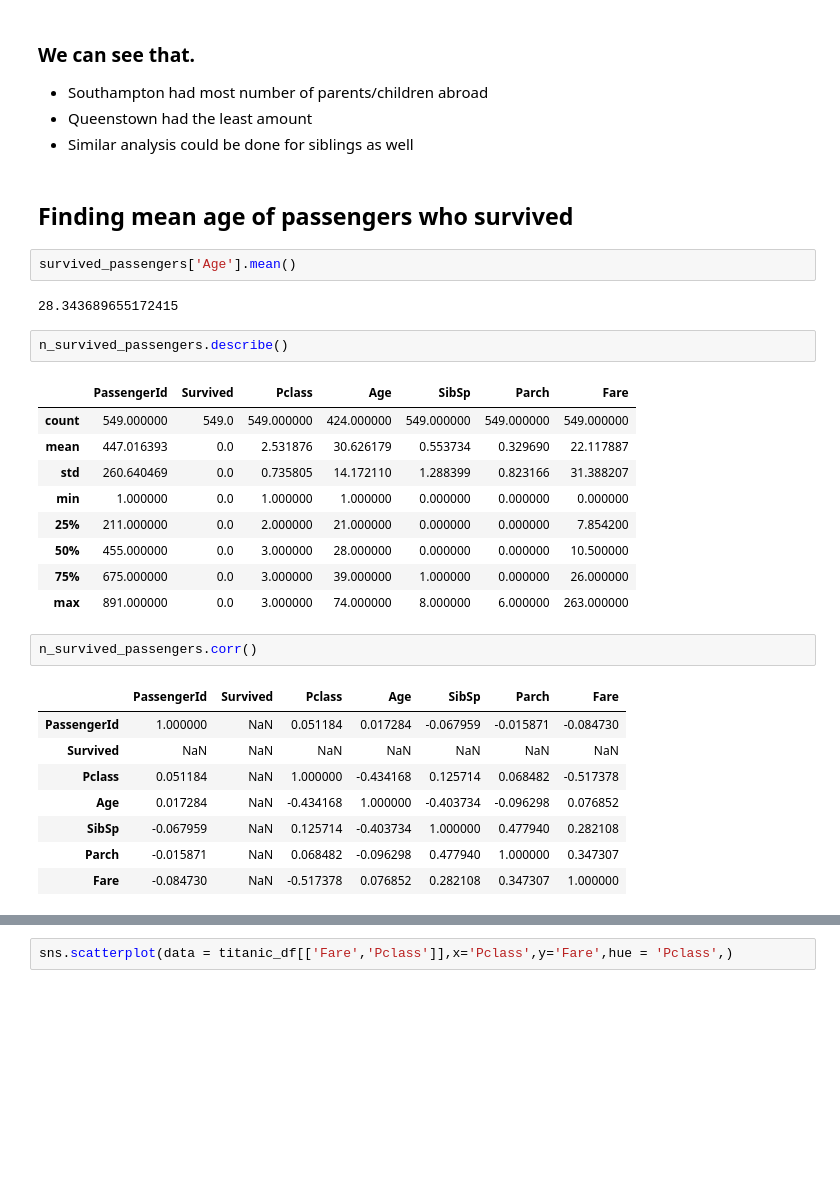
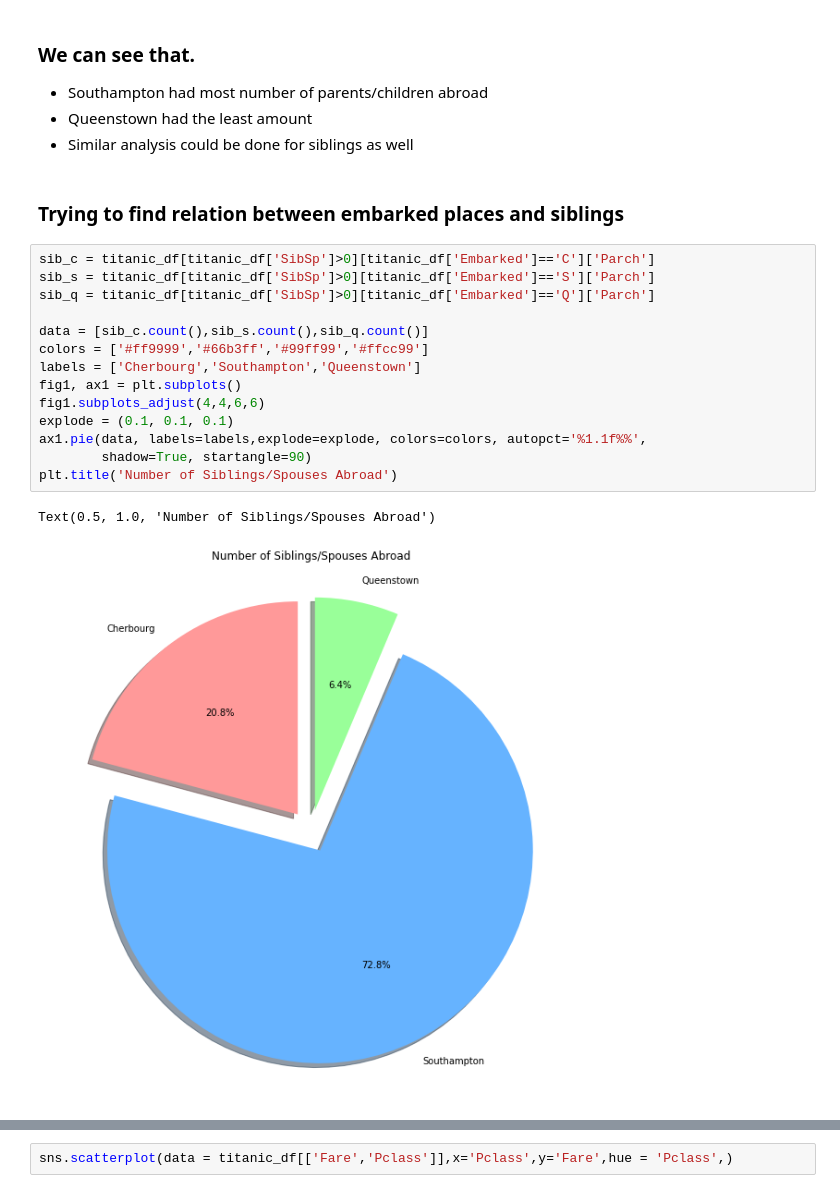
Before and after one commit to lazyCodes7/Data-Analysis-Coursework, a Jupyter notebook: investigating-a-dataset/P4_DataAnalysis.ipynb, the cells around one changed output, grey strips where cells are left out. Drawn from its saved outputs; the diff is of its cells as text; blank space fills up the shorter version.

Commit message:
Added more graphs

```diff
--- a/investigating-a-dataset/P4_DataAnalysis.ipynb
+++ b/investigating-a-dataset/P4_DataAnalysis.ipynb
@@ -256,32 +271,22 @@ Text(0.5, 1.0, 'Number of Parents/Children Abroad')
 - Southampton had most number of parents/children abroad
 - Queenstown had the least amount
 - Similar analysis could be done for siblings as well
-# %% [markdown]
-## Finding mean age of passengers who survived
-# %%
-survived_passengers['Age'].mean()
-# %% [output]
-28.343689655172415
-# %%
-n_survived_passengers.describe()
-# %% [output]
-|  | PassengerId | Survived | Pclass | Age | SibSp | Parch | Fare |
-| count | 549.000000 | 549.0 | 549.000000 | 424.000000 | 549.000000 | 549.000000 | 549.000000 |
-| mean | 447.016393 | 0.0 | 2.531876 | 30.626179 | 0.553734 | 0.329690 | 22.117887 |
-| std | 260.640469 | 0.0 | 0.735805 | 14.172110 | 1.288399 | 0.823166 | 31.388207 |
-| min | 1.000000 | 0.0 | 1.000000 | 1.000000 | 0.000000 | 0.000000 | 0.000000 |
-| 25% | 211.000000 | 0.0 | 2.000000 | 21.000000 | 0.000000 | 0.000000 | 7.854200 |
-| 50% | 455.000000 | 0.0 | 3.000000 | 28.000000 | 0.000000 | 0.000000 | 10.500000 |
-| 75% | 675.000000 | 0.0 | 3.000000 | 39.000000 | 1.000000 | 0.000000 | 26.000000 |
-| max | 891.000000 | 0.0 | 3.000000 | 74.000000 | 8.000000 | 6.000000 | 263.000000 |
-# %%
-n_survived_passengers.corr()
-# %% [output]
-|  | PassengerId | Survived | Pclass | Age | SibSp | Parch | Fare |
-| PassengerId | 1.000000 | NaN | 0.051184 | 0.017284 | -0.067959 | -0.015871 | -0.084730 |
-| Survived | NaN | NaN | NaN | NaN | NaN | NaN | NaN |
-| Pclass | 0.051184 | NaN | 1.000000 | -0.434168 | 0.125714 | 0.068482 | -0.517378 |
-| Age | 0.017284 | NaN | -0.434168 | 1.000000 | -0.403734 | -0.096298 | 0.076852 |
-| SibSp | -0.067959 | NaN | 0.125714 | -0.403734 | 1.000000 | 0.477940 | 0.282108 |
-| Parch | -0.015871 | NaN | 0.068482 | -0.096298 | 0.477940 | 1.000000 | 0.347307 |
-| Fare | -0.084730 | NaN | -0.517378 | 0.076852 | 0.282108 | 0.347307 | 1.000000 |
+# %% [markdown]
+### Trying to find relation between embarked places and siblings
+# %%
+sib_c = titanic_df[titanic_df['SibSp']>0][titanic_df['Embarked']=='C']['Parch']
+sib_s = titanic_df[titanic_df['SibSp']>0][titanic_df['Embarked']=='S']['Parch']
+sib_q = titanic_df[titanic_df['SibSp']>0][titanic_df['Embarked']=='Q']['Parch']
+
+data = [sib_c.count(),sib_s.count(),sib_q.count()]
+colors = ['#ff9999','#66b3ff','#99ff99','#ffcc99']
+labels = ['Cherbourg','Southampton','Queenstown']
+fig1, ax1 = plt.subplots()
+fig1.subplots_adjust(4,4,6,6)
+explode = (0.1, 0.1, 0.1)
+ax1.pie(data, labels=labels,explode=explode, colors=colors, autopct='%1.1f%%',
+        shadow=True, startangle=90)
+plt.title('Number of Siblings/Spouses Abroad')
+# %% [output]
+Text(0.5, 1.0, 'Number of Siblings/Spouses Abroad')
+[figure, added]
```
Also changed, not shown: parts of 15 cells of this notebook.
